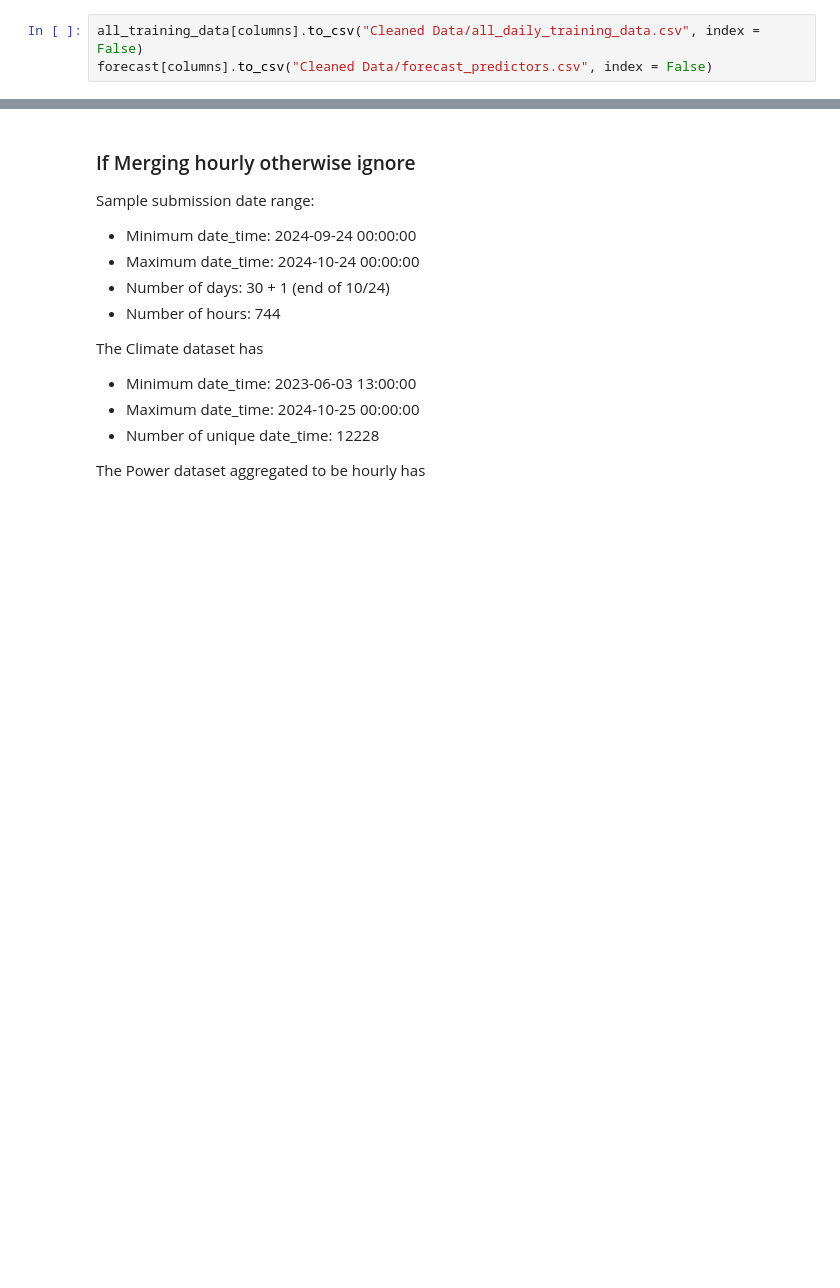
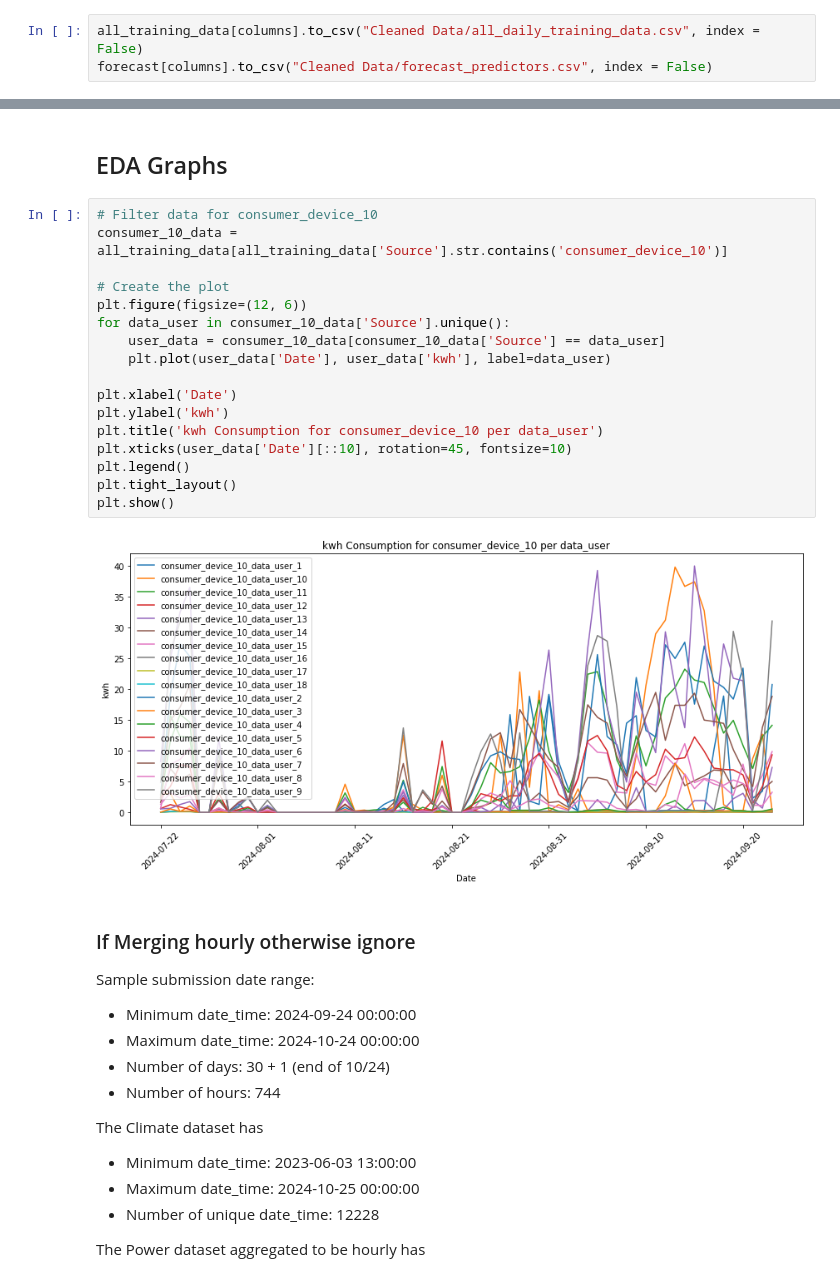
Before and after one commit to JLmowat/CS6140-Final-Project, a Jupyter notebook: Data Preperation + EDA.ipynb, the cells around one changed output, grey strips where cells are left out. Drawn from its saved outputs; the diff is of its cells as text; blank space fills up the shorter version.

```diff
--- a/Data Preperation + EDA.ipynb
+++ b/Data Preperation + EDA.ipynb
@@ -239,3 +253,24 @@ forecast[columns].to_csv("Cleaned Data/forecast_predictors.csv", index = False)
+# %% [markdown]
+## EDA Graphs
+# %%
+# Filter data for consumer_device_10
+consumer_10_data = all_training_data[all_training_data['Source'].str.contains('consumer_device_10')]
+
+# Create the plot
+plt.figure(figsize=(12, 6))
+for data_user in consumer_10_data['Source'].unique():
+    user_data = consumer_10_data[consumer_10_data['Source'] == data_user]
+    plt.plot(user_data['Date'], user_data['kwh'], label=data_user)
+
+plt.xlabel('Date')
+plt.ylabel('kwh')
+plt.title('kwh Consumption for consumer_device_10 per data_user')
+plt.xticks(user_data['Date'][::10], rotation=45, fontsize=10)
+plt.legend()
+plt.tight_layout()
+plt.show()
+# %% [output]
+[figure, added]
 # %% [markdown]
 ### If Merging hourly otherwise ignore
 
```
Also changed, not shown: parts of 2 cells of this notebook.
